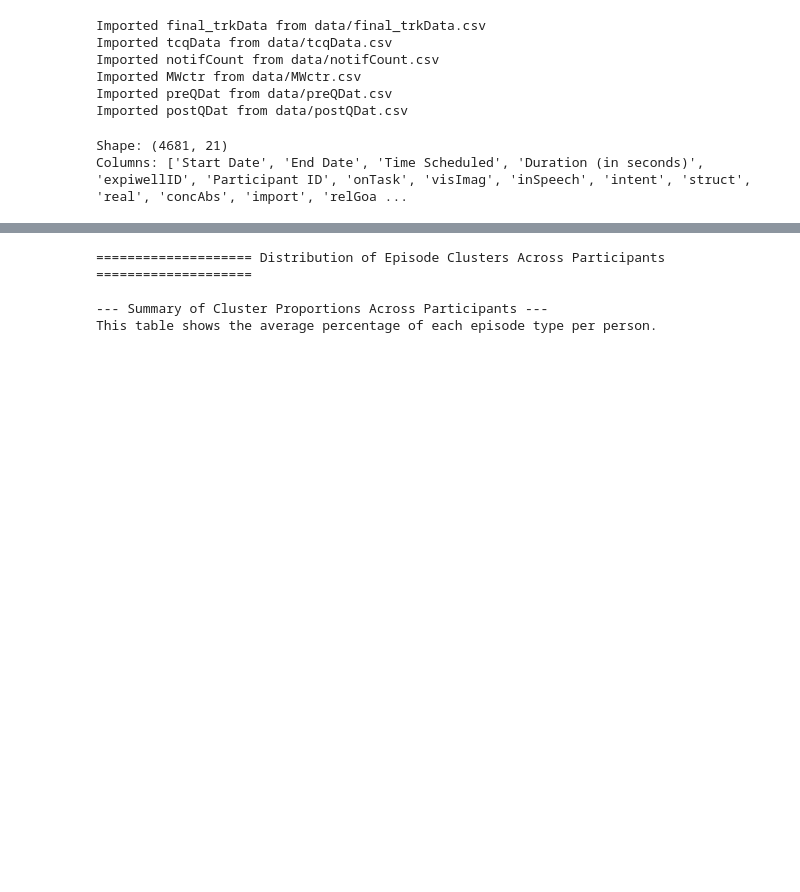
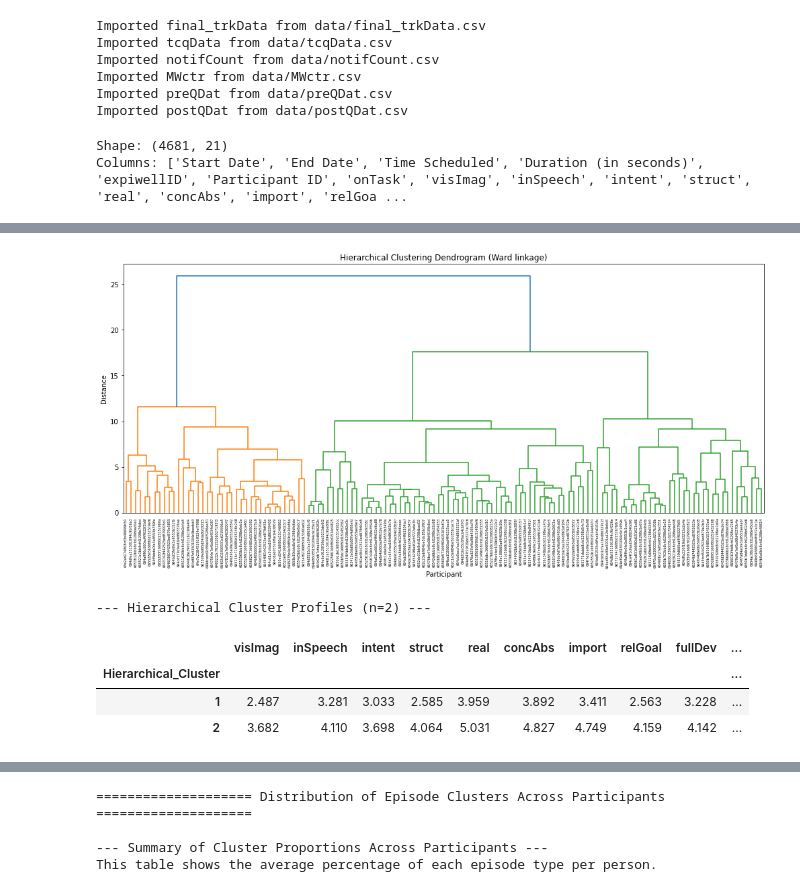
Before and after one commit to thandre6000/MindWanderAnalysis, a Jupyter notebook: notebooks/Clustering.ipynb, the cells around one changed output, grey strips where cells are left out. Cells and saved outputs as stored; diff of their text form; code cells hidden in the pictures; blank space fills up the shorter version.

```diff
--- a/notebooks/Clustering.ipynb
+++ b/notebooks/Clustering.ipynb
@@ -194,0 +197,42 @@ A negative value means it's below the overall average.
+# %%
+# --- Hierarchical Clustering on Between-Participant TCQ Data ---
+
+from scipy.cluster.hierarchy import linkage, dendrogram, fcluster
+from sklearn.preprocessing import StandardScaler
+import matplotlib.pyplot as plt
+
+# Prepare and standardize the data (same as K-Means)
+cluster_data = between[tcq_cols_analysis].dropna()
+scaler = StandardScaler()
+scaled_data = scaler.fit_transform(cluster_data)
+
+# Perform hierarchical clustering (Ward's method)
+Z = linkage(scaled_data, method='ward')
+
+# Plot dendrogram
+plt.figure(figsize=(14, 7))
+dendrogram(Z, labels=cluster_data.index, leaf_rotation=90)
+plt.title('Hierarchical Clustering Dendrogram (Ward linkage)')
+plt.xlabel('Participant')
+plt.ylabel('Distance')
+plt.tight_layout()
+plt.show()
+
+# Choose number of clusters (e.g., 2 or 3) and assign cluster labels
+n_clusters = 2
+hierarchical_labels = fcluster(Z, n_clusters, criterion='maxclust')
+
+# Add cluster labels to the data
+between_hierarchical = cluster_data.copy()
+between_hierarchical['Hierarchical_Cluster'] = hierarchical_labels
+
+# Show cluster profiles
+print(f"\n--- Hierarchical Cluster Profiles (n={n_clusters}) ---")
+display(between_hierarchical.groupby('Hierarchical_Cluster')[tcq_cols_analysis].mean().round(3))
+# %% [output]
+[figure, added]
+--- Hierarchical Cluster Profiles (n=2) ---
+|  | visImag | inSpeech | intent | struct | real | concAbs | import | relGoal | fullDev | ... |
+| Hierarchical_Cluster |  |  |  |  |  |  |  |  |  | ... |
+| 1 | 2.487 | 3.281 | 3.033 | 2.585 | 3.959 | 3.892 | 3.411 | 2.563 | 3.228 | ... |
+| 2 | 3.682 | 4.110 | 3.698 | 4.064 | 5.031 | 4.827 | 4.749 | 4.159 | 4.142 | ... |
```
Also changed, not shown: parts of 3 cells of this notebook, 2 other files.
